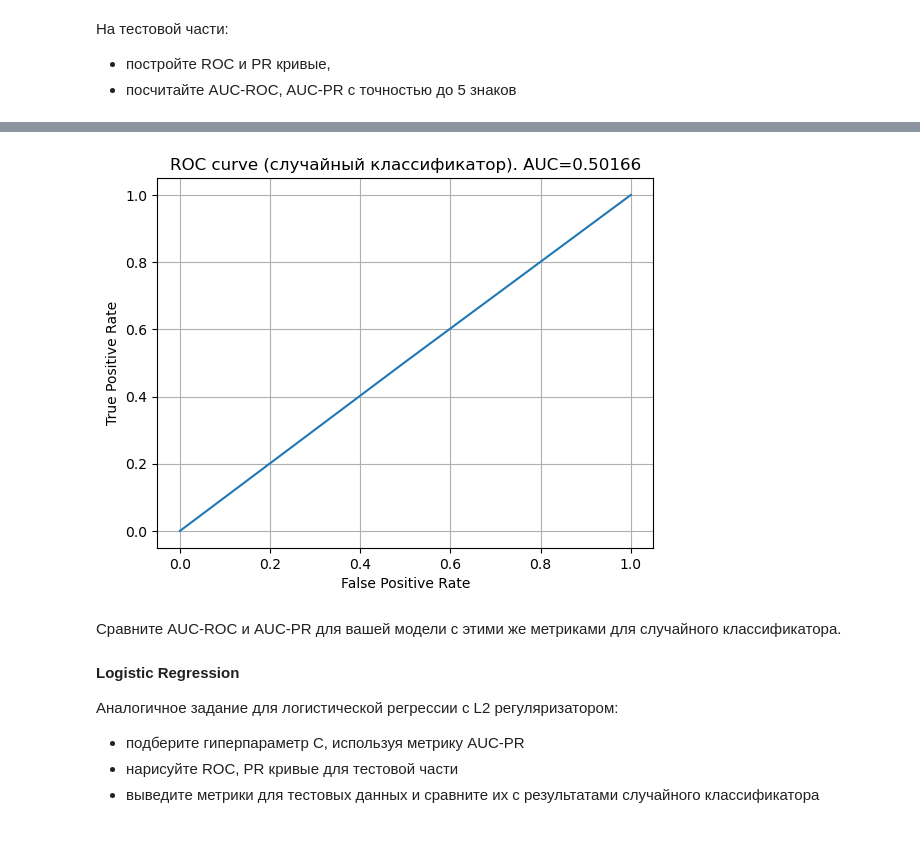
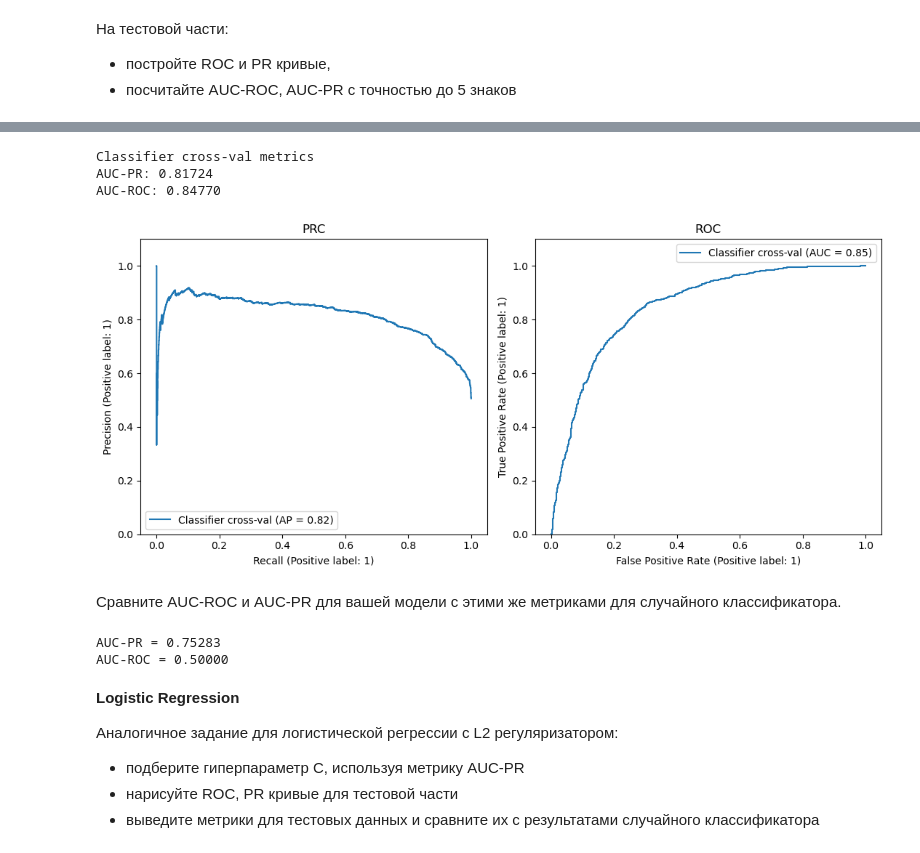
Before and after one commit to diemvs/hse_hw, a Jupyter notebook: ml/hw4/homework-practice-04-linclass-SataevDmitriy.ipynb, the cells around one changed output, grey strips where cells are left out. Saved outputs shown, nothing was run; the diff lists cells and outputs as text; code cells hidden in the pictures.

```diff
--- a/ml/hw4/homework-practice-04-linclass-SataevDmitriy.ipynb
+++ b/ml/hw4/homework-practice-04-linclass-SataevDmitriy.ipynb
@@ -159,0 +169,22 @@ AUC-PR для SVM (linear) = 0.8336862736942032
+# %%
+from sklearn.model_selection import GridSearchCV
+from sklearn.svm import SVC
+from sklearn.metrics import make_scorer, average_precision_score
+
+auc_pr_scorer = make_scorer(average_precision_score)
+
+param_c = np.logspace(start=-4, stop=1, num=8)
+
+grid_search = GridSearchCV(
+    SVC(kernel='linear'),
+    [
+        {"C": param_c}
+    ],
+    scoring=auc_pr_scorer,
+    cv=10
+)
+grid_search.fit(X_train, y_train)
+
+best_params = grid_search.best_params_["C"]
+
+print("Best C", best_params)
@@ -164,17 +197,14 @@ AUC-PR для SVM (linear) = 0.8336862736942032
 # %%
 from sklearn.metrics import roc_curve
 
-linearsvc = SVC(kernel='linear', C=0.01, random_state=42)
-model = linearsvc.fit(X_train, y_train)
-y_pred = model.predict(X_test)
-y_pred_random = [0, 1] * (y_pred.shape[0] // 2)
+linear_svc = SVC(kernel='linear', C=best_params, random_state=42)
+linear_svc.fit(X_train, y_train)
 
-precison, recall, _ = precision_recall_curve(y_test, y_pred)
-pr_auc = auc(recall, precison)
-plt.grid()
-plt.plot(recall, precison)
-plt.xlabel('Recall')
-plt.ylabel('Precison')
-plt.title(f'PR curve. AUC={str(pr_auc)[0:7]}')
-plt.show()
+y_pred = linear_svc.predict(X_test)
+y_score = linear_svc.decision_function(X_test)
+
+precision, recall, _ = metrics.precision_recall_curve(y_test, y_score)
+
+auc_pr = metrics.auc(recall, precision)
+print('AUC-PR %.5f' % auc_pr)
 # %% [output]
@@ -204,13 +212,9 @@ plt.show()
-# %%
-fpr, tpr, _ = roc_curve(y_test, y_pred_random, pos_label=1)
-roc_auc = auc(fpr, tpr)
-plt.grid()
-plt.plot(fpr, tpr)
-plt.xlabel('False Positive Rate')
-plt.ylabel('True Positive Rate')
-plt.title(f'ROC curve (случайный классификатор). AUC={str(roc_auc)[0:7]}')
-plt.show()
-# %% [output]
-[figure, removed]
+# %%
+depict_pr_roc(y_test, y_score, 'Classifier cross-val')
+# %% [output]
+Classifier cross-val metrics
+AUC-PR: 0.81724
+AUC-ROC: 0.84770
+[figure, added]
 # %% [markdown]
 Сравните AUC-ROC и AUC-PR для вашей модели с этими же метриками для случайного классификатора.
@@ -219,3 +221,10 @@ plt.show()
+# %%
+precision, recall, thresholds = metrics.precision_recall_curve(y_test, y_random)
+print('AUC-PR = %.5f' % metrics.auc(recall, precision))
+print('AUC-ROC = %.5f' % metrics.roc_auc_score(y_test, y_random))
+# %% [output]
+AUC-PR = 0.75283
+AUC-ROC = 0.50000
 # %% [markdown]
 __Logistic Regression__
 
```
Also changed, not shown: parts of 16 cells of this notebook.
